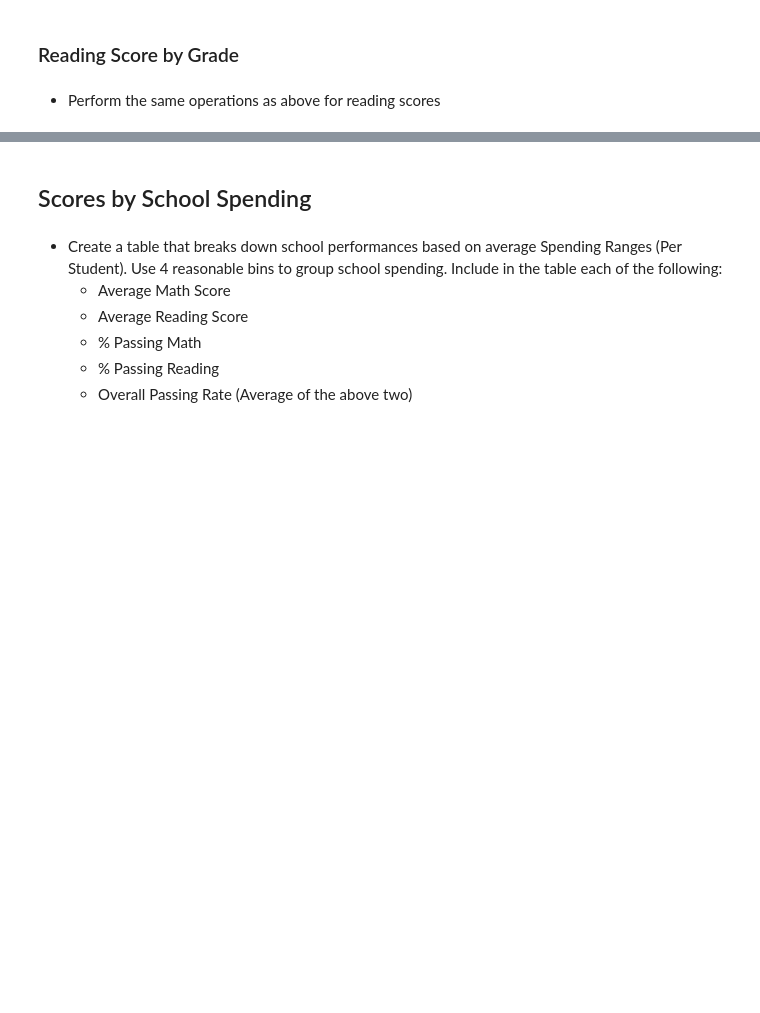
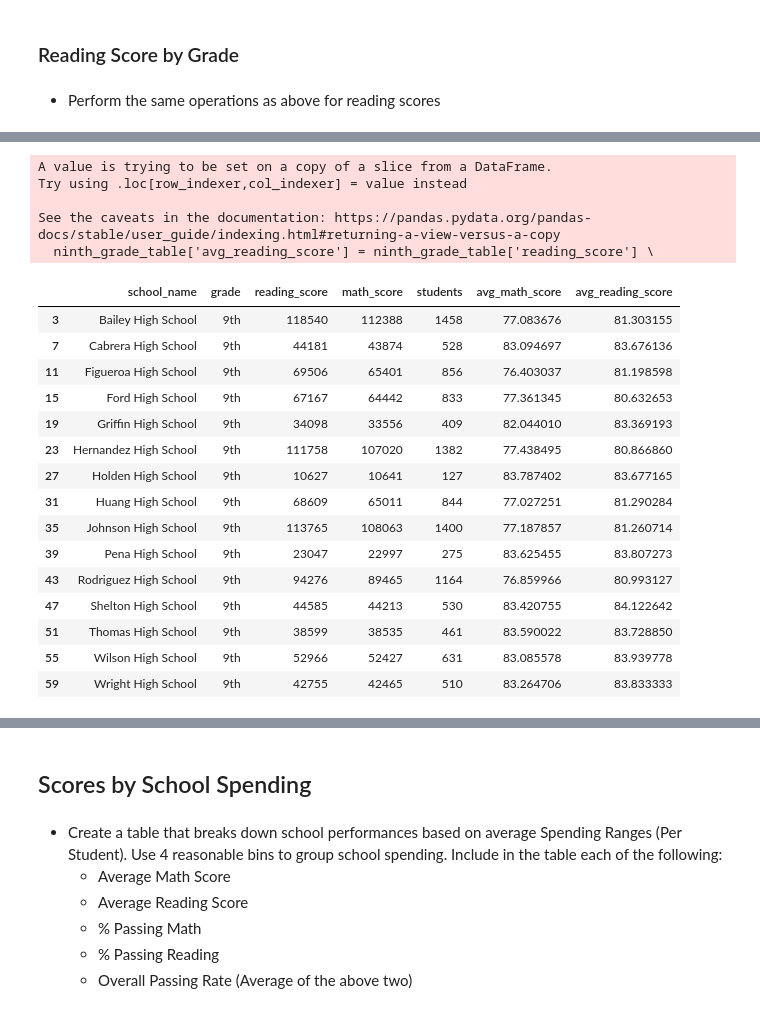
Before and after one commit to Willion-3528/311_Python_Lab_Assignment, a Jupyter notebook: Python_Lab_Assignment.ipynb, the cells around one changed output, grey strips where cells are left out. Drawn from its saved outputs; the diff is of its cells as text; code cells hidden in the pictures; blank space fills up the shorter version.

```diff
--- a/Python_Lab_Assignment.ipynb
+++ b/Python_Lab_Assignment.ipynb
@@ -413,0 +437,15 @@ bottom_school.iloc[:, [1, 2, -1]].head(5)
+# %%
+# Calculate the average math score for 9th grade in each school
+all_grades_counts = school_data_complete.groupby(['school_name', 'grade']) \
+    .count().reset_index() \
+    .sort_values(['school_name','grade'], ascending=True).iloc[:,:]
+
+all_grades_sum_table = school_data_complete.groupby(['school_name', 'grade']) \
+    .sum(numeric_only=True).reset_index() \
+    .sort_values(['school_name','grade'], ascending=True).iloc[:,[0,1,3,4]]
+all_grades_sum_table['students'] = all_grades_counts['Student ID']
+
+ninth_grade_table = all_grades_sum_table[all_grades_sum_table['grade'] == '9th']
+ninth_grade_table['avg_math_score'] = ninth_grade_table['math_score'] \
+    / ninth_grade_table['students']
+ninth_grade_table
@@ -428,4 +585,29 @@ bottom_school.iloc[:, [1, 2, -1]].head(5)
 # %%
 # Calculate the average reading score for 9th grade in each school
+ninth_grade_table['avg_reading_score'] = ninth_grade_table['reading_score'] \
+    / ninth_grade_table['students']
+ninth_grade_table
+# %% [output]
+A value is trying to be set on a copy of a slice from a DataFrame.
+Try using .loc[row_indexer,col_indexer] = value instead
+
+See the caveats in the documentation: https://pandas.pydata.org/pandas-docs/stable/user_guide/indexing.html#returning-a-view-versus-a-copy
+  ninth_grade_table['avg_reading_score'] = ninth_grade_table['reading_score'] \
+|  | school_name | grade | reading_score | math_score | students | avg_math_score | avg_reading_score |
+| 3 | Bailey High School | 9th | 118540 | 112388 | 1458 | 77.083676 | 81.303155 |
+| 7 | Cabrera High School | 9th | 44181 | 43874 | 528 | 83.094697 | 83.676136 |
+| 11 | Figueroa High School | 9th | 69506 | 65401 | 856 | 76.403037 | 81.198598 |
+| 15 | Ford High School | 9th | 67167 | 64442 | 833 | 77.361345 | 80.632653 |
+| 19 | Griffin High School | 9th | 34098 | 33556 | 409 | 82.044010 | 83.369193 |
+| 23 | Hernandez High School | 9th | 111758 | 107020 | 1382 | 77.438495 | 80.866860 |
+| 27 | Holden High School | 9th | 10627 | 10641 | 127 | 83.787402 | 83.677165 |
+| 31 | Huang High School | 9th | 68609 | 65011 | 844 | 77.027251 | 81.290284 |
+| 35 | Johnson High School | 9th | 113765 | 108063 | 1400 | 77.187857 | 81.260714 |
+| 39 | Pena High School | 9th | 23047 | 22997 | 275 | 83.625455 | 83.807273 |
+| 43 | Rodriguez High School | 9th | 94276 | 89465 | 1164 | 76.859966 | 80.993127 |
+| 47 | Shelton High School | 9th | 44585 | 44213 | 530 | 83.420755 | 84.122642 |
+| 51 | Thomas High School | 9th | 38599 | 38535 | 461 | 83.590022 | 83.728850 |
+| 55 | Wilson High School | 9th | 52966 | 52427 | 631 | 83.085578 | 83.939778 |
+| 59 | Wright High School | 9th | 42755 | 42465 | 510 | 83.264706 | 83.833333 |
 # %%
 # Calculate the average reading score for 10th grade in each school
```
Also changed, not shown: parts of 12 cells of this notebook, 2 other files.
